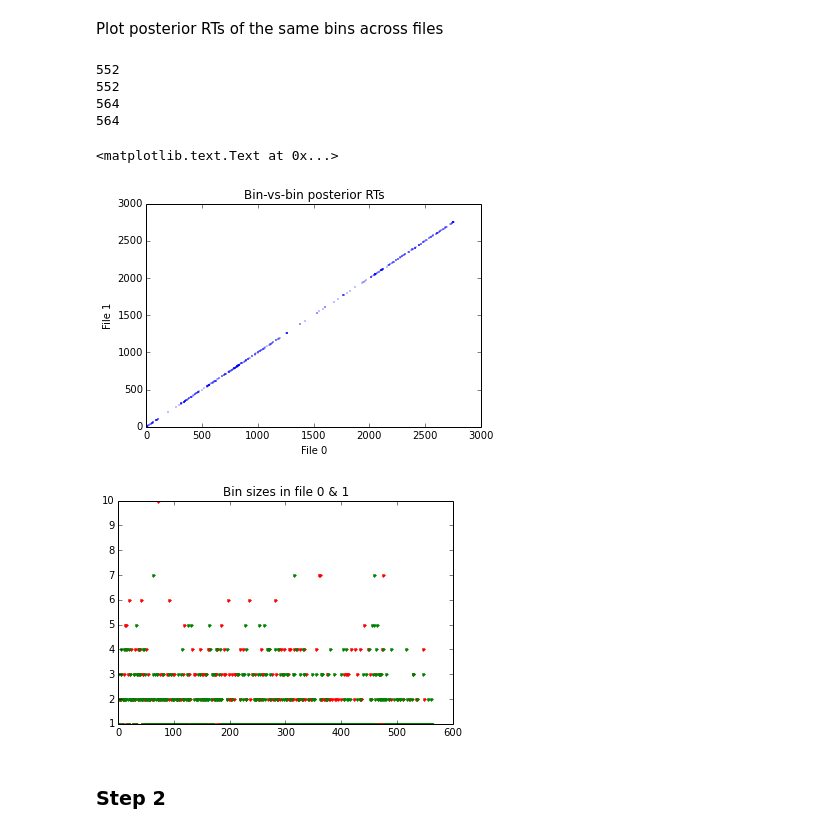
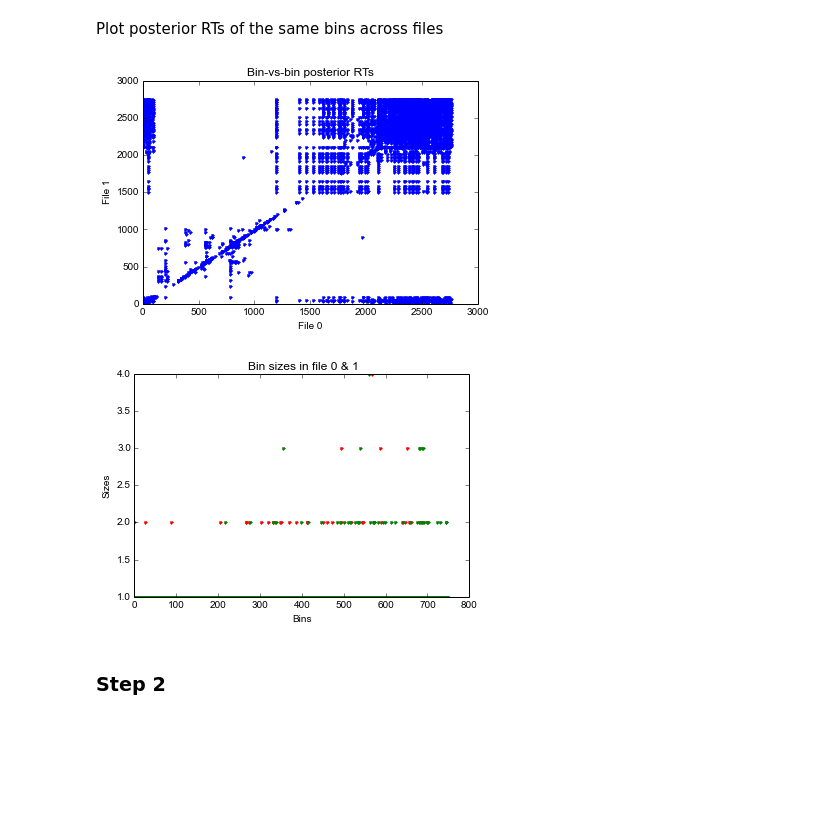
Before and after one commit to sdrogers/metabolomics_tools, a Jupyter notebook: alignment/test_shared_bin_matching.ipynb, the cells around one changed output. Drawn from its saved outputs; the diff is of its cells as text; code cells hidden in the pictures; blank space fills up the shorter version.

```diff
--- a/alignment/test_shared_bin_matching.ipynb
+++ b/alignment/test_shared_bin_matching.ipynb
@@ -68,9 +77,9 @@ transformation = '../discretisation/mulsubs/mulsub2.txt'
 input_file = './input/std1_csv_2'
 
 binning_mass_tol = 2.0                  # mass tolerance in ppm when binning
-binning_rt_tol = 60.0                   # rt tolerance in seconds when binning
-within_file_rt_sd = 10.0                # standard deviation of each cluster when clustering by precursor masses in a single file
-across_file_rt_sd = 30.0                # standard deviation of mixture component when clustering by RT across files
+binning_rt_tol = 5.0                    # rt tolerance in seconds when binning
+within_file_rt_sd = 2.5                 # standard deviation of each cluster when clustering by precursor masses in a single file
+across_file_rt_sd = 10.0                # standard deviation of mixture component when clustering by RT across files
 alpha_mass = 10000.0                    # concentration parameter for precursor mass clustering
 alpha_rt = 10000.0                      # concentration parameter for DP mixture on RT
 t = 0.50                                # threshold for cluster membership for precursor mass clustering
@@ -106,8 +115,8 @@ for j in range(len(data_list)):
     hp = HyperPars()
     hp.rt_prec = 1.0/(within_file_rt_sd*within_file_rt_sd)
     hp.alpha = alpha_mass
-    # discrete = DiscreteVB(peak_data, hp)
-    discrete = ContinuousVB(peak_data, hp)
+    discrete = DiscreteVB(peak_data, hp)
+    # discrete = ContinuousVB(peak_data, hp)
     discrete.n_iterations = mass_clustering_n_iterations
     print discrete
     discrete.run()
@@ -127,6 +136,10 @@ for j in range(len(data_list)):
     bin_rts = discrete.cluster_rt_mean[nnz_idx]
     plt.figure()
     plt.plot(bin_rts, '.b')
+    plt.title("Posterior RT values for file " + str(j))
+    plt.xlabel("Non-empty bins")
+    plt.ylabel("RT")
+    plt.show()
     bin_rts = bin_rts.ravel().tolist()
     posterior_bin_rts.extend(bin_rts)
     file_post_rts.append(bin_rts)
@@ -176,57 +262,44 @@ Notice the distribution of values in the Z matrices (peak to cluster assignment)
 # %% [markdown]
 Plot posterior RTs of the same bins across files
 # %%
-def find_same_id(key, items):
-    for a in range(len(items)):
-        check = items[a]
-        if key.bin_id == check.bin_id:
-            return a, check
-    return 0, None
-
 first_bins = file_bins[0]
 first_rts = file_post_rts[0]
 second_bins = file_bins[1]
 second_rts = file_post_rts[1]
-print len(first_bins)
-print len(first_rts)
-print len(second_bins)
-print len(second_rts)
-
 xs = []
 ys = []
 for j1 in range(len(first_bins)):
     bin1 = first_bins[j1]
-    j2, bin2 = find_same_id(bin1, second_bins)
-    if bin2 is not None:
+    j2s, bin2s = find_same_top_id(bin1, second_bins)
+    for j2 in j2s:
         rt1 = first_rts[j1]
         rt2 = second_rts[j2]
         xs.append(rt1)
         ys.append(rt2)
 
 plt.figure()
-plt.plot(np.array(xs), np.array(ys), '.b', markersize=1)
-plt.xlabel('File 0')
-plt.ylabel('File 1')
-plt.title('Bin-vs-bin posterior RTs')
+plt.plot(np.array(xs), np.array(ys), '.b')
+plt.xlabel("File 0")
+plt.ylabel("File 1")
+plt.title("Bin-vs-bin posterior RTs")
+plt.show()
 
 sizes = []
 for bin1 in first_bins:
     sizes.append(bin1.get_features_count())
 plt.figure()
 plt.plot(np.array(sizes), 'r.')
 sizes = []
 for bin2 in second_bins:
     sizes.append(bin2.get_features_count())
 plt.plot(np.array(sizes), 'g.')
-plt.title('Bin sizes in file 0 & 1')
+plt.title("Bin sizes in file 0 & 1")
+plt.xlabel("Bins")
+plt.ylabel("Sizes")
+plt.show()
 # %% [output]
-552
-552
-564
-564
-<matplotlib.text.Text at 0x...>
-[figure, old version]
+[figure, new version]
-[figure, old version]
+[figure, new version]
 # %% [markdown]
 ### Step 2
 # %% [markdown]
```
Also changed, not shown: parts of 12 cells of this notebook, 6 other files.
